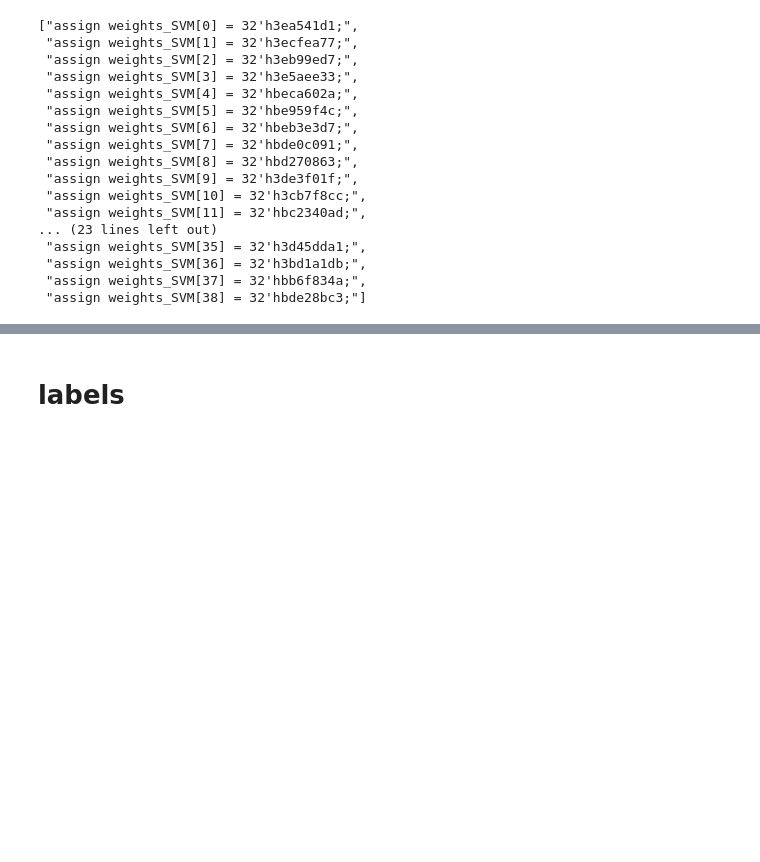
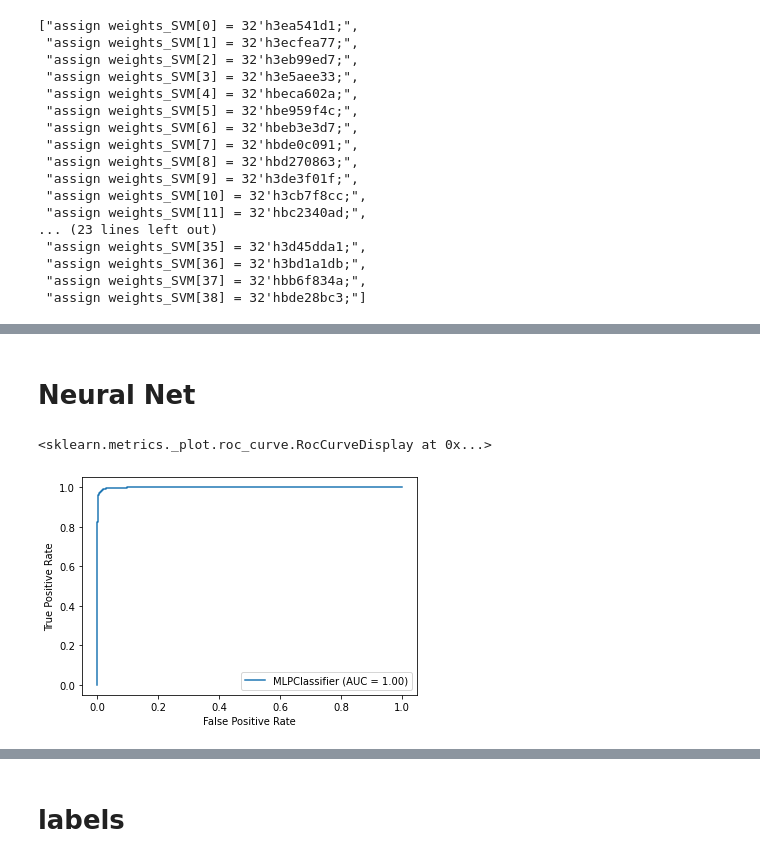
Before and after one commit to AlexKly/Simple-Voice-Activity-Detector-using-MFCC-based-on-FPGA-Kintex, a Jupyter notebook: Python source/New approach.ipynb, the cells around one changed output, grey strips where cells are left out. Saved outputs shown, nothing was run; the diff lists cells and outputs as text; code cells hidden in the pictures; blank space fills up the shorter version.

```diff
--- a/Python source/New approach.ipynb
+++ b/Python source/New approach.ipynb
@@ -34,12 +50,10 @@ NFEATURES = 13  # Number of Mel filters
 # %%
 # Load data set for training:
-mfcc_features = np.loadtxt('C:/Users/Alex/Desktop/My dreams/vad/mfcc_features_3.txt')
-
+mfcc_features = pd.read_csv(TRAIN_FILE, header=None)
+mfcc_features = np.array(mfcc_features)
 
 labels = np.zeros((mfcc_features.shape[0]))
 data_feat = np.zeros((mfcc_features.shape[0], mfcc_features.shape[1] - 1))
 for i in range(mfcc_features.shape[0]):
     labels[i] = mfcc_features[i][0]
-    data_feat[i][:] = mfcc_features[i][1:]# + np.random.normal(0, 5, mfcc_features.shape[1] - 1)
-
-X_train, X_test, y_train, y_test = train_test_split(data_feat, labels, train_size=0.95, random_state=40)
+    data_feat[i][:] = mfcc_features[i][1:]
@@ -47,0 +62,6 @@ NameError: name 'train_test_split' is not defined
+# %%
+X_train, X_test, y_train, y_test = model_selection.train_test_split(data_feat,
+                                                                    labels,
+                                                                    test_size=TEST_SIZE,
+                                                                    shuffle=True,
+                                                                    random_state=1)
@@ -47,0 +97,7 @@ NameError: name 'train_test_split' is not defined
+# %%
+def plot_roc_curve(fpr: np.ndarray, tpr: np.ndarray) -> None:
+    plt.plot(fpr, tpr)
+    plt.axis([0, 1, 0, 1])
+    plt.xlabel('False Positive Rate')
+    plt.ylabel('True Positive Rate')
+    plt.show()
@@ -274,0 +414,4 @@ list_strings
+# %% [markdown]
+# Neural Net
+# %%
+clf_MLP = MLPClassifier(hidden_layer_sizes=(50,), activation='relu', alpha=0.01, random_state=42, max_iter=1000).fit(X_train, y_train)
@@ -274,0 +420,5 @@ list_strings
+# %%
+plot_roc_curve(clf_MLP, X_test, y_test)
+# %% [output]
+<sklearn.metrics._plot.roc_curve.RocCurveDisplay at 0x...>
+[figure, added]
```
Also changed, not shown: parts of 37 cells of this notebook.
